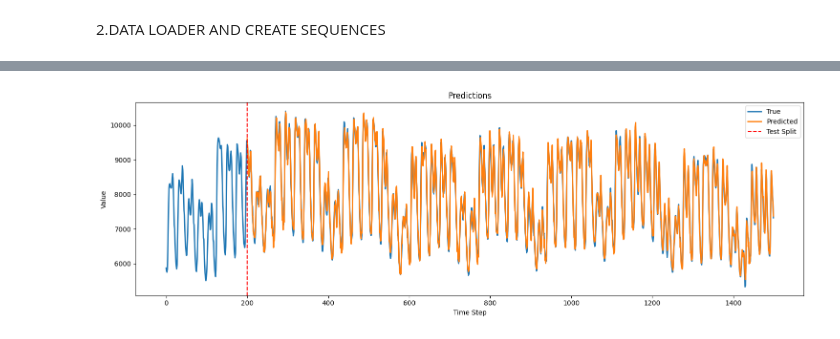
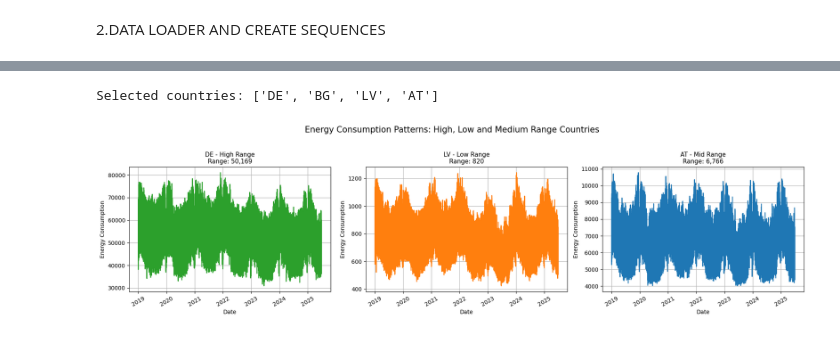
Before and after one commit to H1406/energy-forecasting, a Jupyter notebook: model_lstm.ipynb, the cells around one changed output, grey strips where cells are left out. Drawn from its saved outputs; the diff is of its cells as text; code cells hidden in the pictures.

```diff
--- a/model_lstm.ipynb
+++ b/model_lstm.ipynb
@@ -754,11 +33,0 @@ Average metrics for countries with MAPE ≤ 10%:
-# %%
-plot_partial_predictions(
-    y_true=result['AT']['y_true'],
-    preds_dict=result['AT']['y_pred'],
-    split_idx=200,
-    group_title="Predictions",
-    window_size=1500,
-    start_idx=0
-)
-# %% [output]
-[figure, removed]
@@ -764,0 +40,57 @@ plot_partial_predictions(
+# %%
+pre_df = df[['CountryCode', 'DateUTC', 'Value']]
+
+# Tính range (max - min) theo từng quốc gia
+country_stats = (
+    pre_df.groupby('CountryCode')['Value']
+    .agg(['min', 'max'])
+    .assign(range=lambda x: x['max'] - x['min'])
+    .sort_values(by='range', ascending=False)
+)
+
+# Chọn 3 quốc gia: dao động cao, trung bình, thấp
+top_range = country_stats.iloc[2].name
+mid_range = country_stats.iloc[len(country_stats)//2].name
+low_range = country_stats.iloc[-3].name
+
+selected_countries = [top_range, mid_range, low_range, 'AT']
+print("Selected countries:", selected_countries)
+import matplotlib.pyplot as plt
+
+# Ánh xạ label và màu
+label_map = {
+    top_range: "High Range",
+    low_range: "Low Range",
+    'AT': "Mid Range"
+}
+
+color_map = {
+    top_range: 'tab:green',
+    low_range: 'tab:orange',
+    'AT': 'tab:blue'
+}
+
+selected_countries = [top_range, low_range, 'AT']
+
+fig, axs = plt.subplots(1, 3, figsize=(18, 5), sharex=True, sharey=False)
+
+for i, country in enumerate(selected_countries):
+    subset = pre_df[pre_df['CountryCode'] == country]
+    subset = subset.groupby('DateUTC')['Value'].mean().reset_index()
+    range_val = subset['Value'].max() - subset['Value'].min()
+
+    axs[i].plot(subset['DateUTC'], subset['Value'],
+                color=color_map[country], linewidth=1.5)
+
+    axs[i].set_title(f"{country} - {label_map[country]}\nRange: {range_val:,.0f}", fontsize=11)
+    axs[i].tick_params(axis='x', rotation=30)
+    axs[i].set_xlabel("Date")
+    axs[i].set_ylabel("Energy Consumption")
+    axs[i].grid(True)
+
+fig.suptitle("Energy Consumption Patterns: High, Low and Medium Range Countries", fontsize=15)
+plt.tight_layout(rect=[0, 0, 1, 0.95])
+plt.show()
+# %% [output]
+Selected countries: ['DE', 'BG', 'LV', 'AT']
+[figure, added]
```
Also changed, not shown: parts of 17 cells of this notebook, 9 other files.
